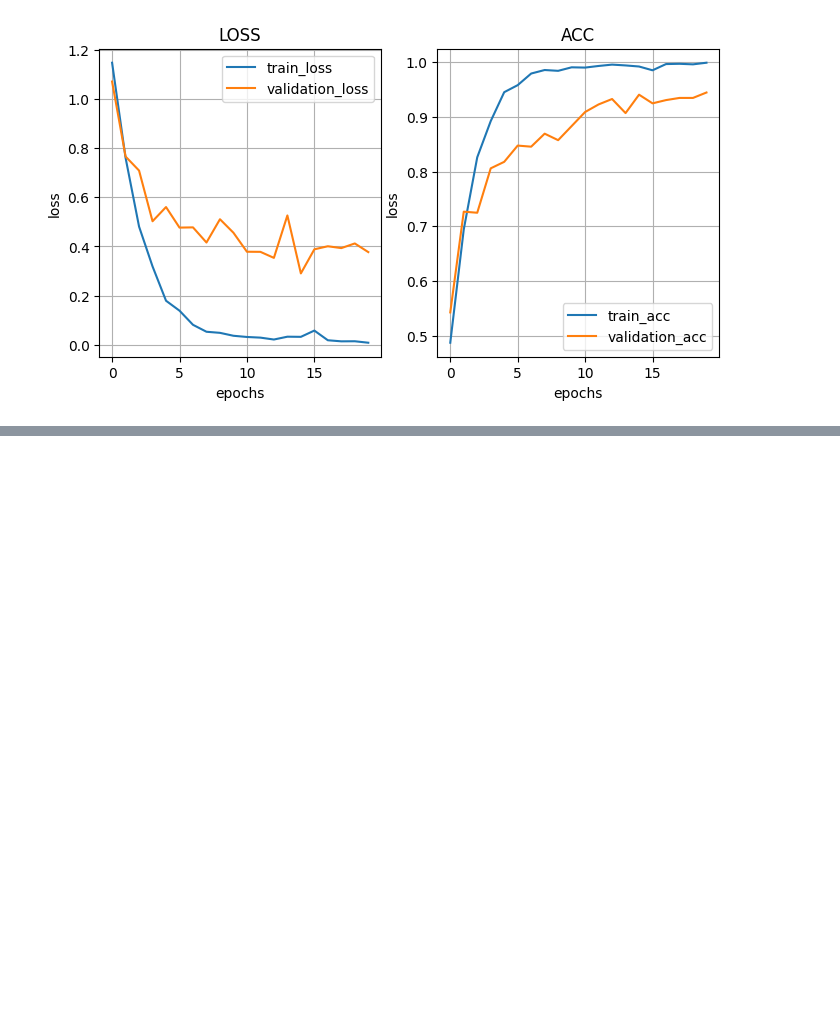
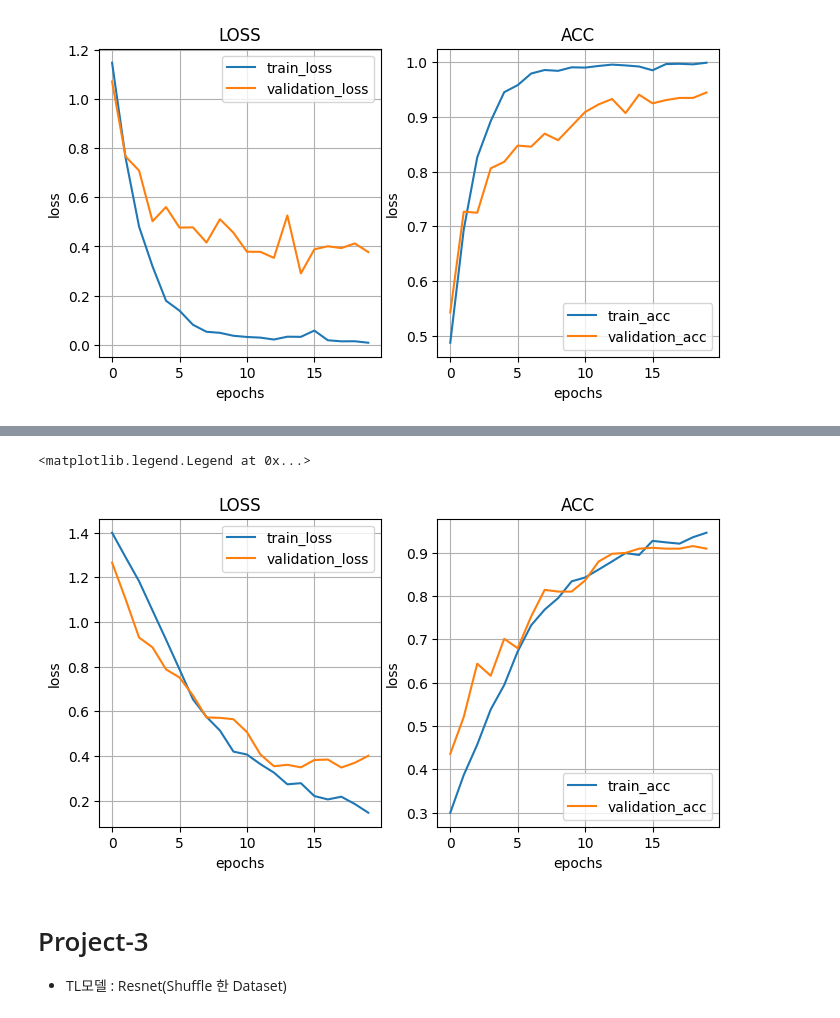
Before and after one commit to Decoyer-71/BrainTumor, a Jupyter notebook: code/Kaggle_Brain Tumor Classification.ipynb, the cells around one changed output, grey strips where cells are left out. Drawn from its saved outputs; the diff is of its cells as text; code cells hidden in the pictures; blank space fills up the shorter version.

```diff
--- a/code/Kaggle_Brain Tumor Classification.ipynb
+++ b/code/Kaggle_Brain Tumor Classification.ipynb
@@ -921,0 +977,29 @@ plt.legend(loc = "best")
+# %%
+plt.figure(figsize=(8, 4))
+plt.subplot(1, 2, 1)
+
+plt.title("LOSS")
+plt.xlabel("epochs")
+plt.ylabel("loss")
+plt.grid()
+
+plt.plot(result.history["loss"], label = "train_loss")
+plt.plot(result.history["val_loss"], label = "validation_loss")
+plt.legend(loc = "best")
+
+plt.subplot(1, 2, 2)
+
+plt.title("ACC")
+plt.xlabel("epochs")
+plt.ylabel("loss")
+plt.grid()
+
+plt.plot(result.history["acc"], label = "train_acc")
+plt.plot(result.history["val_acc"], label = "validation_acc")
+plt.legend(loc = "best")
+# %% [output]
+<matplotlib.legend.Legend at 0x...>
+[figure, added]
+# %% [markdown]
+# Project-3
+- TL모델 : Resnet(Shuffle 한 Dataset)
```
Also changed, not shown: parts of 8 cells of this notebook.
